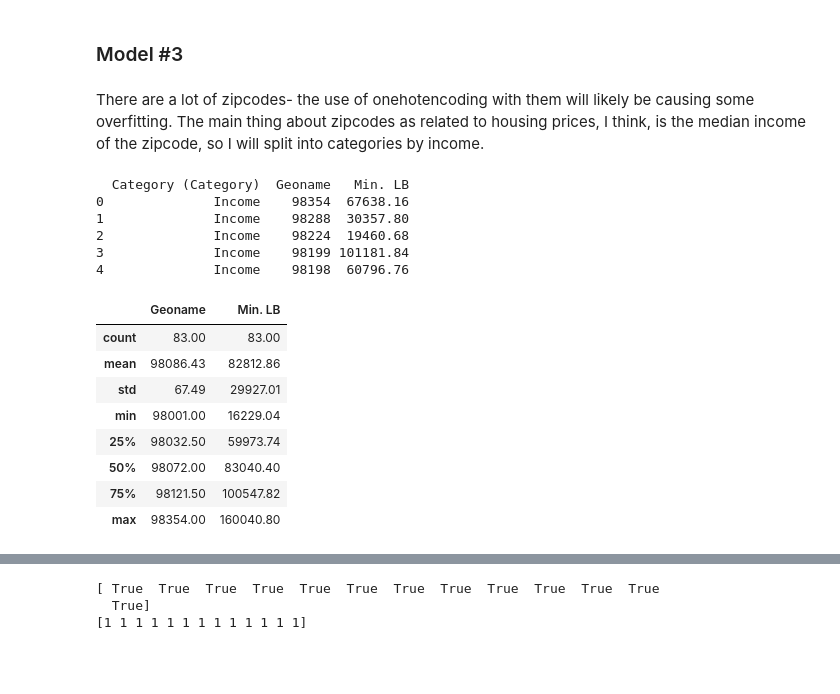
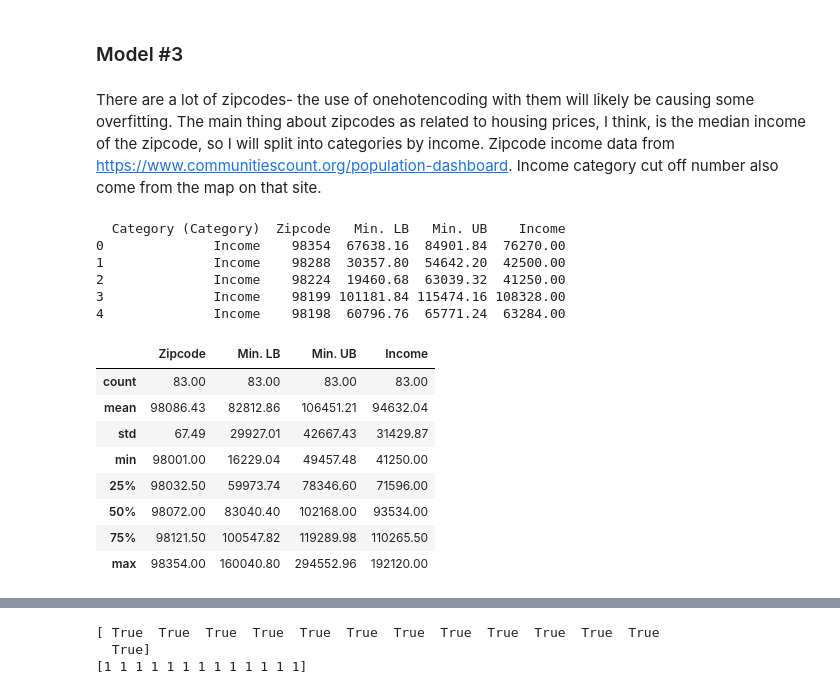
Before and after one commit to clreiner/KingCountyHousingProject, a Jupyter notebook: KingCountyHomes.ipynb, the cells around one changed output, grey strips where cells are left out. Saved outputs shown, nothing was run; the diff lists cells and outputs as text; code cells hidden in the pictures; blank space fills up the shorter version.

```diff
--- a/KingCountyHomes.ipynb
+++ b/KingCountyHomes.ipynb
@@ -215,25 +257,25 @@ Testing Scores: R2 0.7498044022763584, Mean Absolute Error 109464.91585501212
 # %% [markdown]
 ### Model #3
 # %% [markdown]
-There are a lot of zipcodes- the use of onehotencoding with them will likely be causing some overfitting. The main thing about zipcodes as related to housing prices, I think, is the median income of the zipcode, so I will split into categories by income.
+There are a lot of zipcodes- the use of onehotencoding with them will likely be causing some overfitting. The main thing about zipcodes as related to housing prices, I think, is the median income of the zipcode, so I will split into categories by income. Zipcode income data from https://www.communitiescount.org/population-dashboard. Income category cut off number also come from the map on that site.
 # %%
 #import dataset of King county zipcode and avg incomes
-data2 = pd.read_csv('data/zip-income.csv')
+data2 = pd.read_csv('data/zipcode-income.csv')
 print(data2.head())
 data2.describe()
 # %% [output]
-  Category (Category)  Geoname   Min. LB
-0              Income    98354  67638.16
-1              Income    98288  30357.80
-2              Income    98224  19460.68
-3              Income    98199 101181.84
-4              Income    98198  60796.76
+  Category (Category)  Zipcode   Min. LB   Min. UB    Income
+0              Income    98354  67638.16  84901.84  76270.00
+1              Income    98288  30357.80  54642.20  42500.00
+2              Income    98224  19460.68  63039.32  41250.00
+3              Income    98199 101181.84 115474.16 108328.00
+4              Income    98198  60796.76  65771.24  63284.00
-|  | Geoname | Min. LB |
-| count | 83.00 | 83.00 |
-| mean | 98086.43 | 82812.86 |
-| std | 67.49 | 29927.01 |
-| min | 98001.00 | 16229.04 |
-| 25% | 98032.50 | 59973.74 |
-| 50% | 98072.00 | 83040.40 |
-| 75% | 98121.50 | 100547.82 |
-| max | 98354.00 | 160040.80 |
+|  | Zipcode | Min. LB | Min. UB | Income |
+| count | 83.00 | 83.00 | 83.00 | 83.00 |
+| mean | 98086.43 | 82812.86 | 106451.21 | 94632.04 |
+| std | 67.49 | 29927.01 | 42667.43 | 31429.87 |
+| min | 98001.00 | 16229.04 | 49457.48 | 41250.00 |
+| 25% | 98032.50 | 59973.74 | 78346.60 | 71596.00 |
+| 50% | 98072.00 | 83040.40 | 102168.00 | 93534.00 |
+| 75% | 98121.50 | 100547.82 | 119289.98 | 110265.50 |
+| max | 98354.00 | 160040.80 | 294552.96 | 192120.00 |
```
Also changed, not shown: parts of 10 cells of this notebook.
